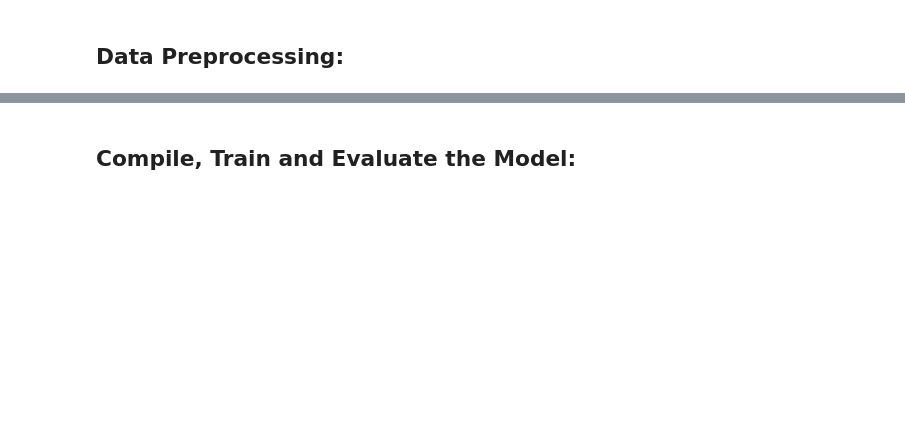
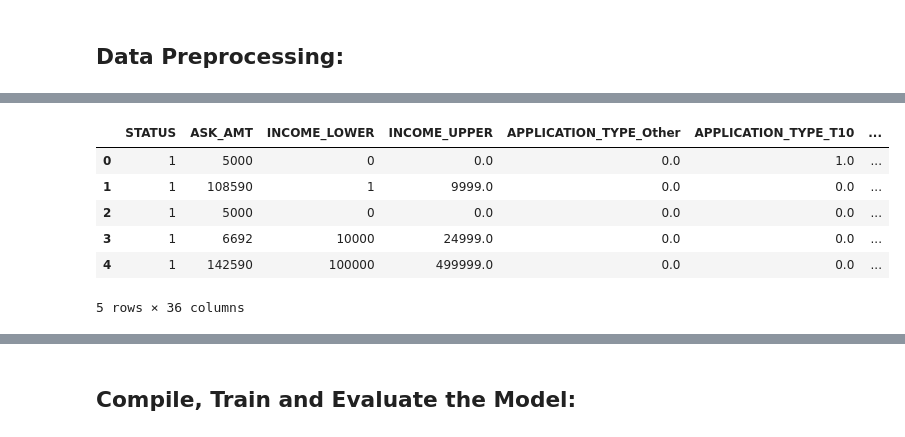
Before and after one commit to uzmabb182/Deep-Learning-Charity-Funding-Predictor, a Jupyter notebook: charity_funding_predictor.ipynb, the cells around one changed output, grey strips where cells are left out. Saved outputs shown, nothing was run; the diff lists cells and outputs as text; code cells hidden in the pictures; blank space fills up the shorter version.

```diff
--- a/charity_funding_predictor.ipynb
+++ b/charity_funding_predictor.ipynb
@@ -159,9 +593,15 @@ charity_df.dtypes
-# %%
-charity_df = charity_df.reset_index()
 # %%
 # Drop the class column
-X_charity = charity_df.drop(["IS_SUCCESSFUL"], axis='columns')
-X_charity.head()
+X = charity_df.drop(["IS_SUCCESSFUL"], axis='columns')
+X.head()
+# %% [output]
+|  | STATUS | ASK_AMT | INCOME_LOWER | INCOME_UPPER | APPLICATION_TYPE_Other | APPLICATION_TYPE_T10 | ... |
+| 0 | 1 | 5000 | 0 | 0.0 | 0.0 | 1.0 | ... |
+| 1 | 1 | 108590 | 1 | 9999.0 | 0.0 | 0.0 | ... |
+| 2 | 1 | 5000 | 0 | 0.0 | 0.0 | 0.0 | ... |
+| 3 | 1 | 6692 | 10000 | 24999.0 | 0.0 | 0.0 | ... |
+| 4 | 1 | 142590 | 100000 | 499999.0 | 0.0 | 0.0 | ... |
+5 rows × 36 columns
 # %%
 y = charity_df["IS_SUCCESSFUL"]
 y
```
Also changed, not shown: parts of 46 cells of this notebook.
